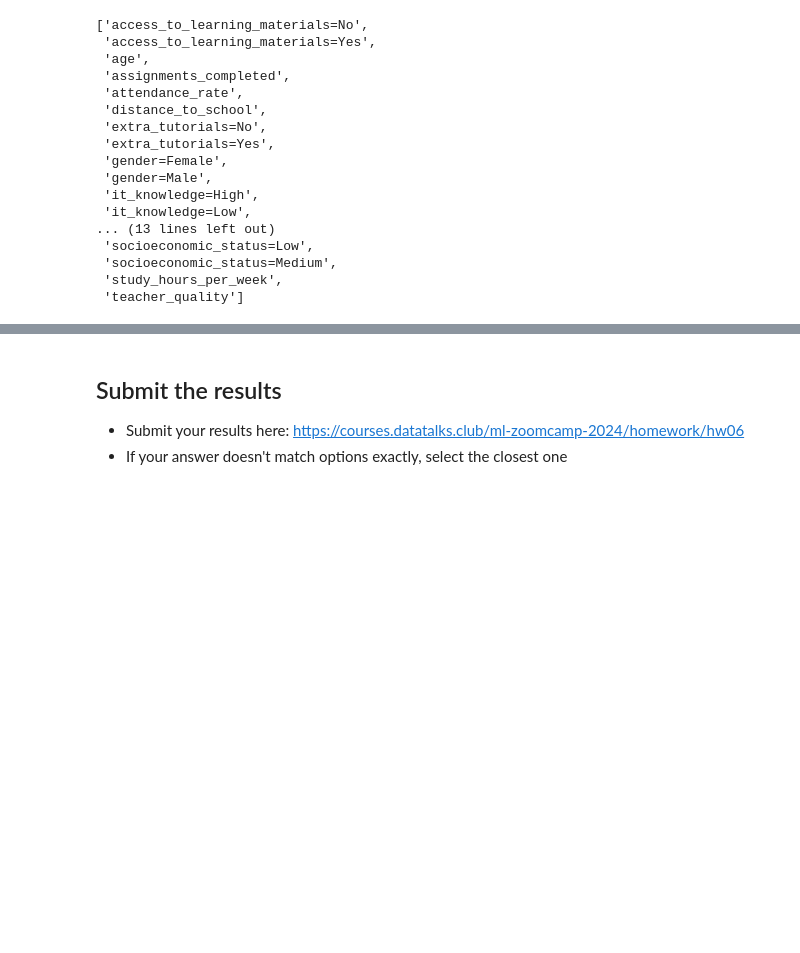
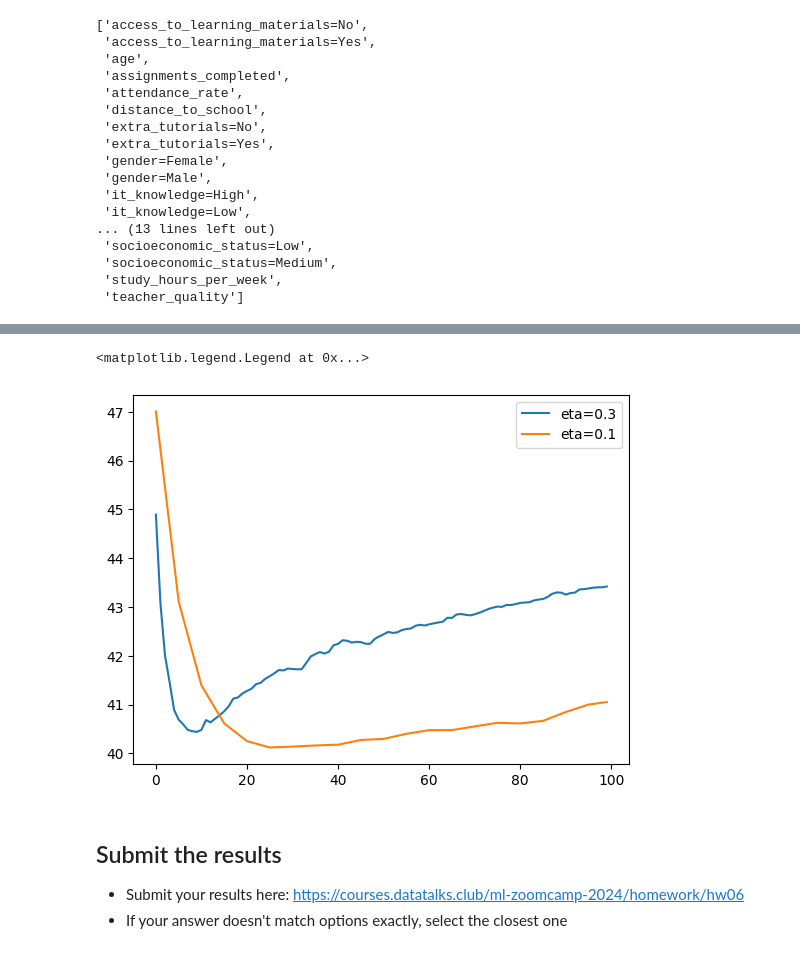
Before and after one commit to YannPhamVan/MachineLearningZoomcamp, a Jupyter notebook: 06-trees-homework.ipynb, the cells around one changed output, grey strips where cells are left out. Drawn from its saved outputs; the diff is of its cells as text; code cells hidden in the pictures; blank space fills up the shorter version.

```diff
--- a/06-trees-homework.ipynb
+++ b/06-trees-homework.ipynb
@@ -367,3 +367,4 @@ dtrain = xgb.DMatrix(X_train, label=y_train, feature_names=features)
 dval = xgb.DMatrix(X_val, label=y_val, feature_names=features)
 # %%
 watchlist = [(dtrain, "train"), (dval, "val")]
+scores = {}
@@ -418,0 +404,2 @@ def parse_xgb_output(output):
+# %%
+scores["eta=0.3"] = parse_xgb_output(output)
@@ -419,3 +423,12 @@ def parse_xgb_output(output):
+# %%
+scores["eta=0.1"] = parse_xgb_output(output)
+# %%
+for key, df_score in scores.items():
+    plt.plot(df_score.num_iter, df_score.val_auc, label=key)
+plt.legend()
+# %% [output]
+<matplotlib.legend.Legend at 0x...>
+[figure, added]
 # %% [markdown]
 
 ## Submit the results
```
Also changed, not shown: parts of 4 cells of this notebook, 10 other files.
